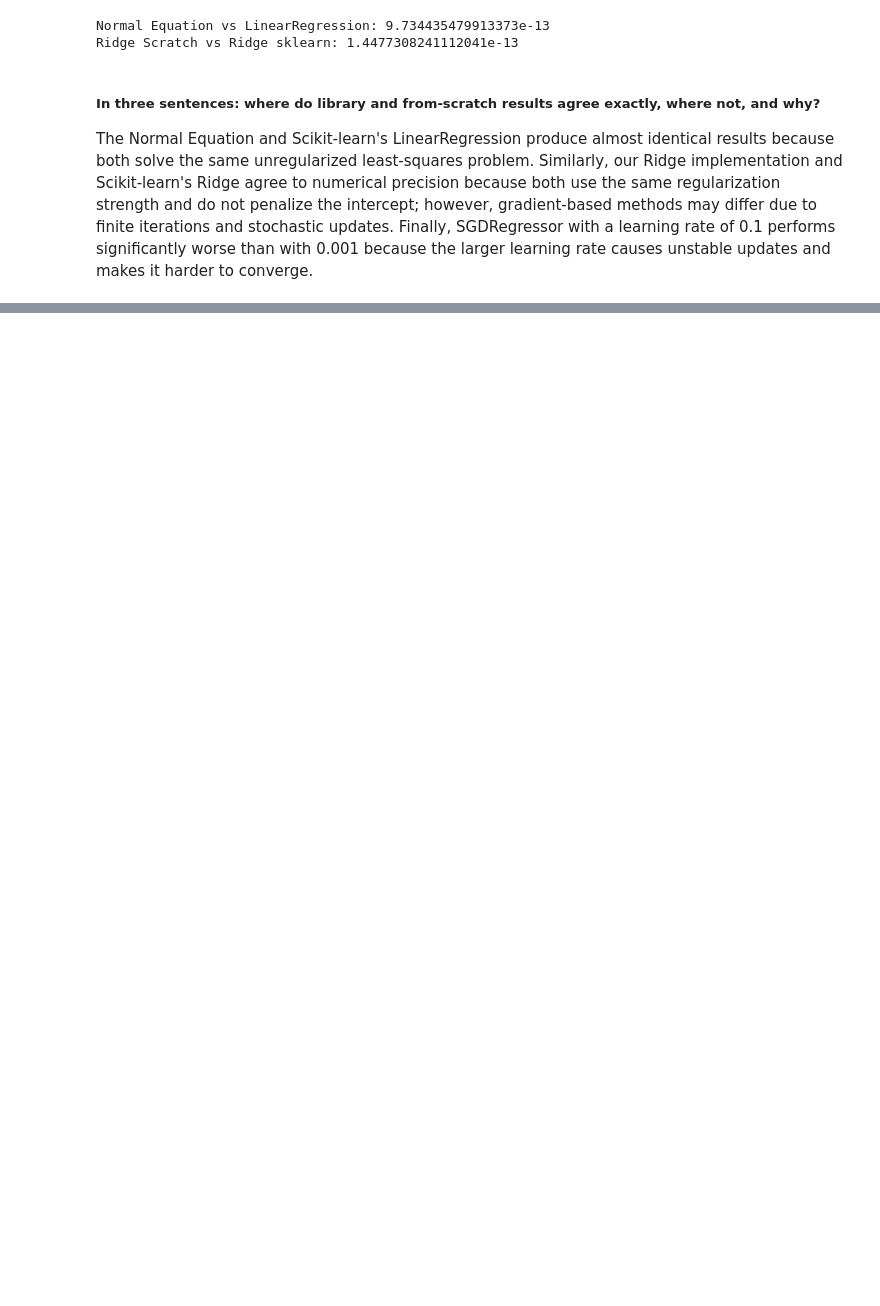
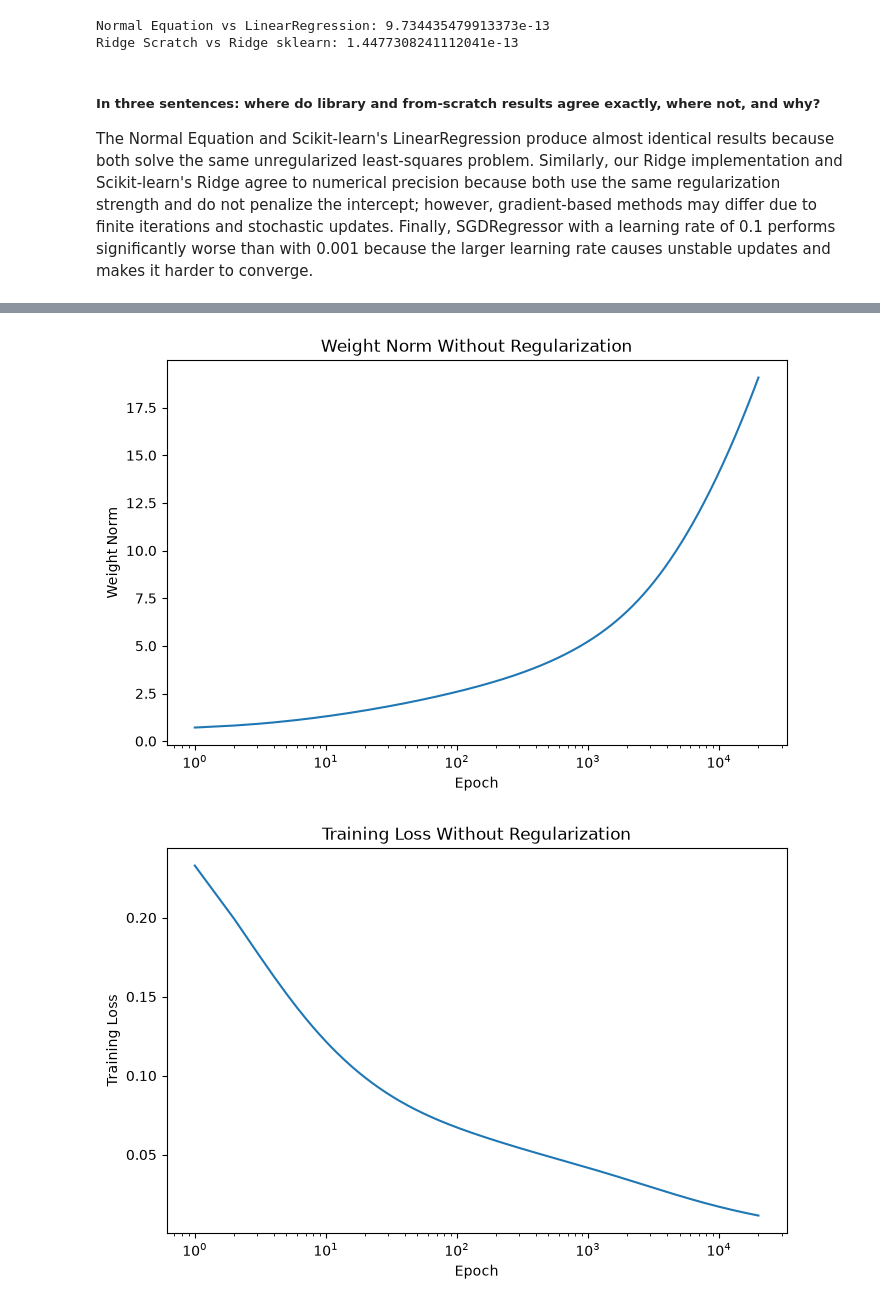
Before and after one commit to yosuefelshref-commits/ML_Assignment_2, a Jupyter notebook: Assignment_2.ipynb, the cells around one changed output, grey strips where cells are left out. Cells and saved outputs as stored; diff of their text form; code cells hidden in the pictures; blank space fills up the shorter version.

```diff
--- a/Assignment_2.ipynb
+++ b/Assignment_2.ipynb
@@ -1607,0 +1997,30 @@ The Normal Equation and Scikit-learn's LinearRegression produce almost identical
+# %%
+
+w_sep, history_sep = train_logistic(
+    X_train_b, y_train,
+    X_val_b, y_val,
+    lam=0,
+    eta=0.5,
+    epochs=20000
+)
+
+epochs_sep = np.arange(1, len(history_sep["train_loss"]) + 1)
+
+plt.figure(figsize=(8, 5))
+plt.plot(epochs_sep, history_sep["weight_norm"])
+plt.xscale("log")
+plt.xlabel("Epoch")
+plt.ylabel("Weight Norm")
+plt.title("Weight Norm Without Regularization")
+plt.show()
+
+plt.figure(figsize=(8, 5))
+plt.plot(epochs_sep, history_sep["train_loss"])
+plt.xscale("log")
+plt.xlabel("Epoch")
+plt.ylabel("Training Loss")
+plt.title("Training Loss Without Regularization")
+plt.show()
+# %% [output]
+[figure, added]
+[figure, added]
```
Also changed, not shown: parts of 18 cells of this notebook.
